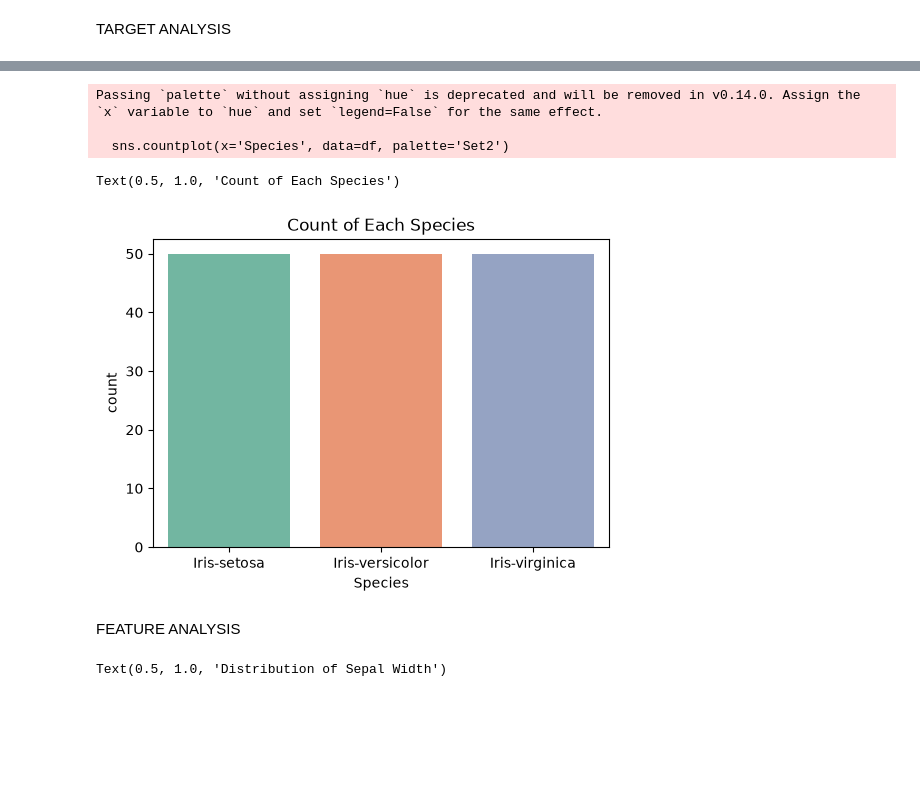
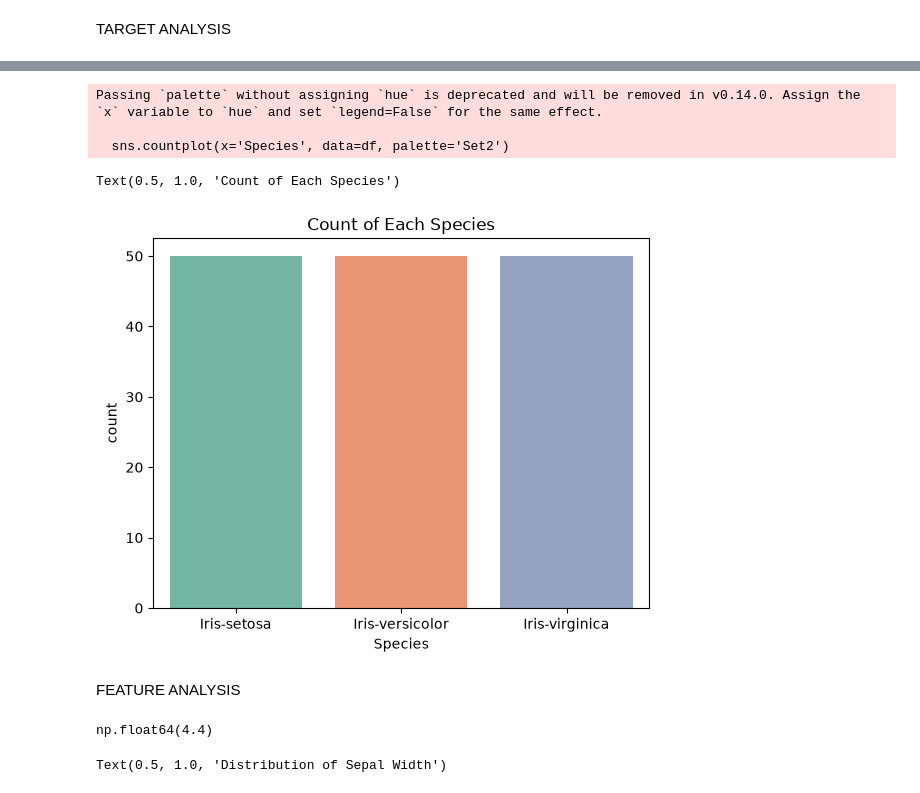
Before and after one commit to swrjs/iris-analysis, a Jupyter notebook: eda/2univariate_analysis.ipynb, the cells around one changed output, grey strips where cells are left out. Drawn from its saved outputs; the diff is of its cells as text; code cells hidden in the pictures; blank space fills up the shorter version.

```diff
--- a/eda/2univariate_analysis.ipynb
+++ b/eda/2univariate_analysis.ipynb
@@ -9,17 +23,18 @@ TARGET ANALYSIS
 # %%
-plt.figure(figsize=(20, 4))
-
-plt.subplot(1, 3, 1)
 sns.countplot(x='Species', data=df, palette='Set2')
-plt.title('Count of Each Species')s
+plt.title('Count of Each Species')
 # %% [output]
 Passing `palette` without assigning `hue` is deprecated and will be removed in v0.14.0. Assign the `x` variable to `hue` and set `legend=False` for the same effect.
 
   sns.countplot(x='Species', data=df, palette='Set2')
 Text(0.5, 1.0, 'Count of Each Species')
-[figure, old version]
+[figure, new version]
 # %% [markdown]
 FEATURE ANALYSIS
+# %%
+df['SepalWidthCm'].max() #min(), mean(), median(), std(), var(), skew(), quantile(0.25), quantile(0.75), describe()
+# %% [output]
+np.float64(4.4)
 # %%
 plt.figure(figsize=(18, 5))
 
```
Also changed, not shown: parts of 7 cells of this notebook, 6 other files.
